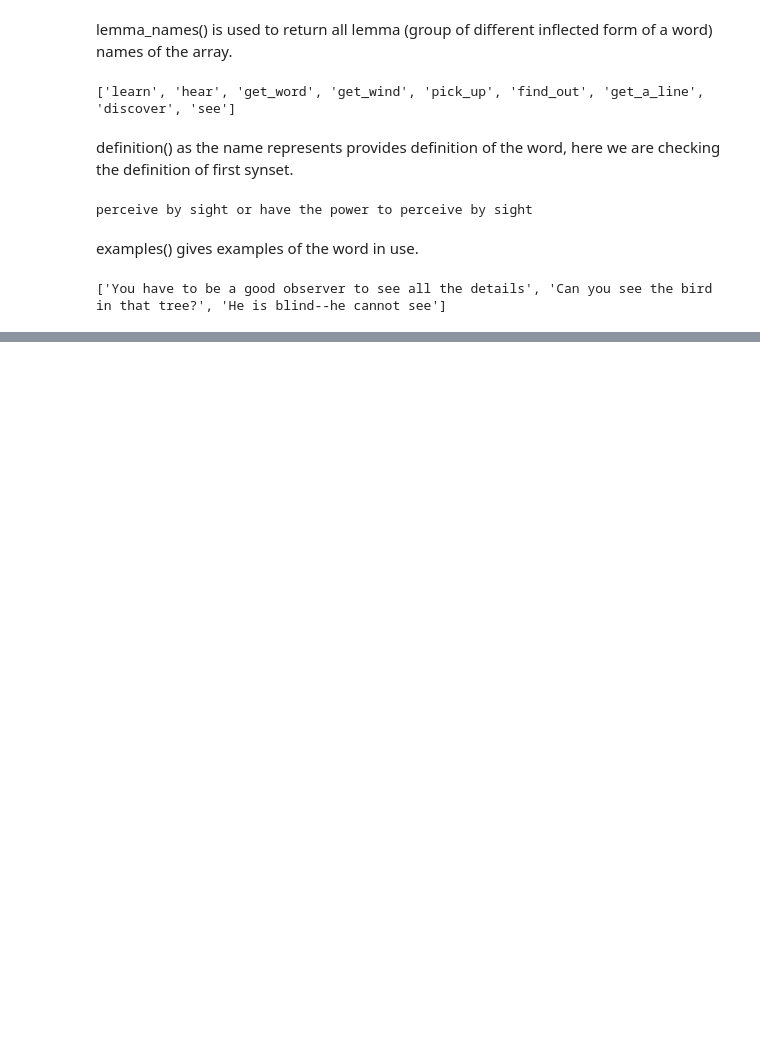
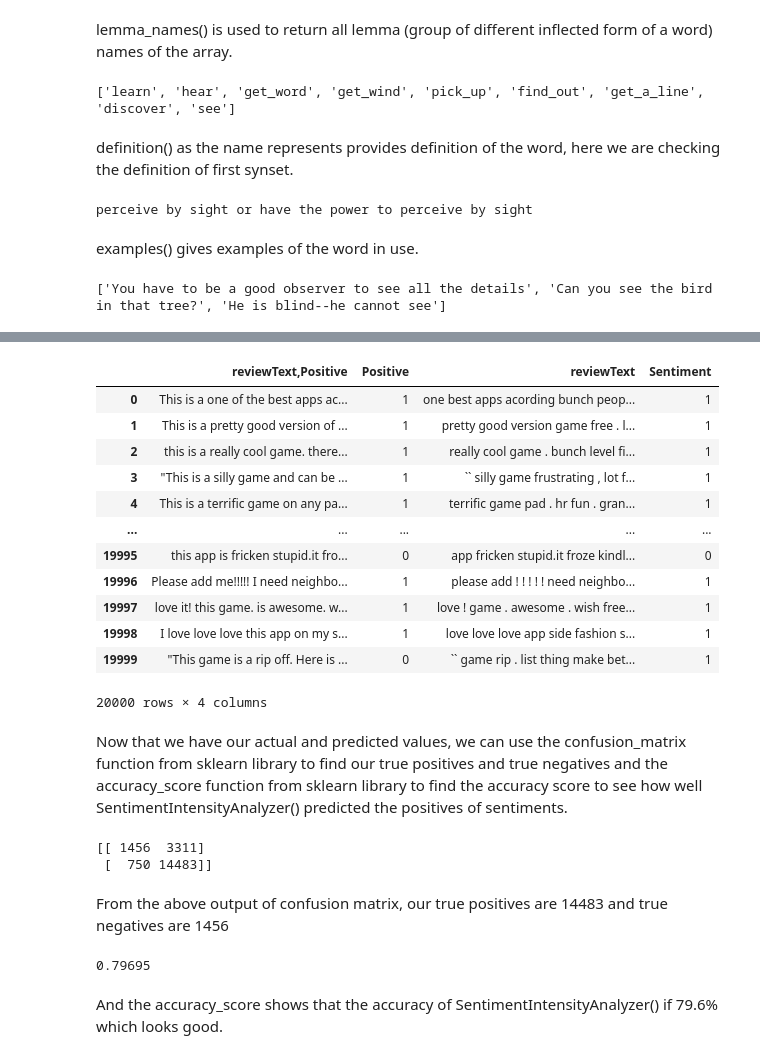
Before and after one commit to PrachiSDalvi/HW3_AAP_pdalvi, a Jupyter notebook: notebooks/NLTK.ipynb, the cells around one changed output, grey strips where cells are left out. Drawn from its saved outputs; the diff is of its cells as text; code cells hidden in the pictures; blank space fills up the shorter version.

```diff
--- a/notebooks/NLTK.ipynb
+++ b/notebooks/NLTK.ipynb
@@ -259,0 +269,3 @@ subj_docs[0]
+# %%
+df['Positive'] = df.iloc[:,0].str.split(',').str[-1]
+print(df)
@@ -259,0 +289,5 @@ subj_docs[0]
+# %%
+print(df.iloc[:,1])
+print(df['Positive'].dtypes)
+df['Positive'] = df['Positive'].astype(str).astype(int)
+print(df['Positive'].dtypes)
@@ -259,0 +311,23 @@ subj_docs[0]
+# %%
+# create preprocess_text function
+def preprocess_text(text):
+
+    # Tokenize the text
+    tokens = word_tokenize(text.lower())
+
+    # Remove stop words
+    filtered_tokens = [token for token in tokens if token not in stopwords.words('english')]
+
+    # Lemmatize the tokens
+    lemmatizer = WordNetLemmatizer()
+    lemmatized_tokens = [lemmatizer.lemmatize(token) for token in filtered_tokens]
+
+    # Join the tokens back into a string
+
+    processed_text = ' '.join(lemmatized_tokens)
+    return processed_text
+
+
+# apply the function df
+df['reviewText'] = df.iloc[:,0].apply(preprocess_text)
+df
@@ -259,0 +350,48 @@ subj_docs[0]
+# %%
+# initialize NLTK sentiment analyzer
+analyzer = SentimentIntensityAnalyzer()
+
+# create get_sentiment function
+def get_sentiment(text):
+
+    scores = analyzer.polarity_scores(text)
+    sentiment = 1 if scores['pos'] > 0 else 0
+    return sentiment
+
+# apply get_sentiment function
+df['Sentiment'] = df.iloc[:,0].apply(get_sentiment)
+df
+# %% [output]
+|  | reviewText,Positive | Positive | reviewText | Sentiment |
+| 0 | This is a one of the best apps ac... | 1 | one best apps acording bunch peop... | 1 |
+| 1 | This is a pretty good version of ... | 1 | pretty good version game free . l... | 1 |
+| 2 | this is a really cool game. there... | 1 | really cool game . bunch level fi... | 1 |
+| 3 | "This is a silly game and can be ... | 1 | `` silly game frustrating , lot f... | 1 |
+| 4 | This is a terrific game on any pa... | 1 | terrific game pad . hr fun . gran... | 1 |
+| ... | ... | ... | ... | ... |
+| 19995 | this app is fricken stupid.it fro... | 0 | app fricken stupid.it froze kindl... | 0 |
+| 19996 | Please add me!!!!! I need neighbo... | 1 | please add ! ! ! ! ! need neighbo... | 1 |
+| 19997 | love it! this game. is awesome. w... | 1 | love ! game . awesome . wish free... | 1 |
+| 19998 | I love love love this app on my s... | 1 | love love love app side fashion s... | 1 |
+| 19999 | "This game is a rip off. Here is ... | 0 | `` game rip . list thing make bet... | 1 |
+20000 rows × 4 columns
+# %% [markdown]
+Now that we have our actual and predicted values, we can use the confusion_matrix function from sklearn library to find our true positives and true negatives and the accuracy_score function from sklearn library to find the accuracy score to see how well SentimentIntensityAnalyzer() predicted the positives of sentiments.
+# %%
+from sklearn.metrics import confusion_matrix
+
+print(confusion_matrix(df.iloc[:,1], df.iloc[:,3]))
+# %% [output]
+[[ 1456  3311]
+ [  750 14483]]
+# %% [markdown]
+From the above output of confusion matrix, our true positives are 14483 and true negatives are 1456
+# %%
+
+from sklearn.metrics import accuracy_score
+score = accuracy_score(df.iloc[:,1], df.iloc[:,3])
+print(score)
+# %% [output]
+0.79695
+# %% [markdown]
+And the accuracy_score shows that the accuracy of SentimentIntensityAnalyzer() if 79.6% which looks good.
```
Also changed, not shown: parts of 19 cells of this notebook, 1 other file.
